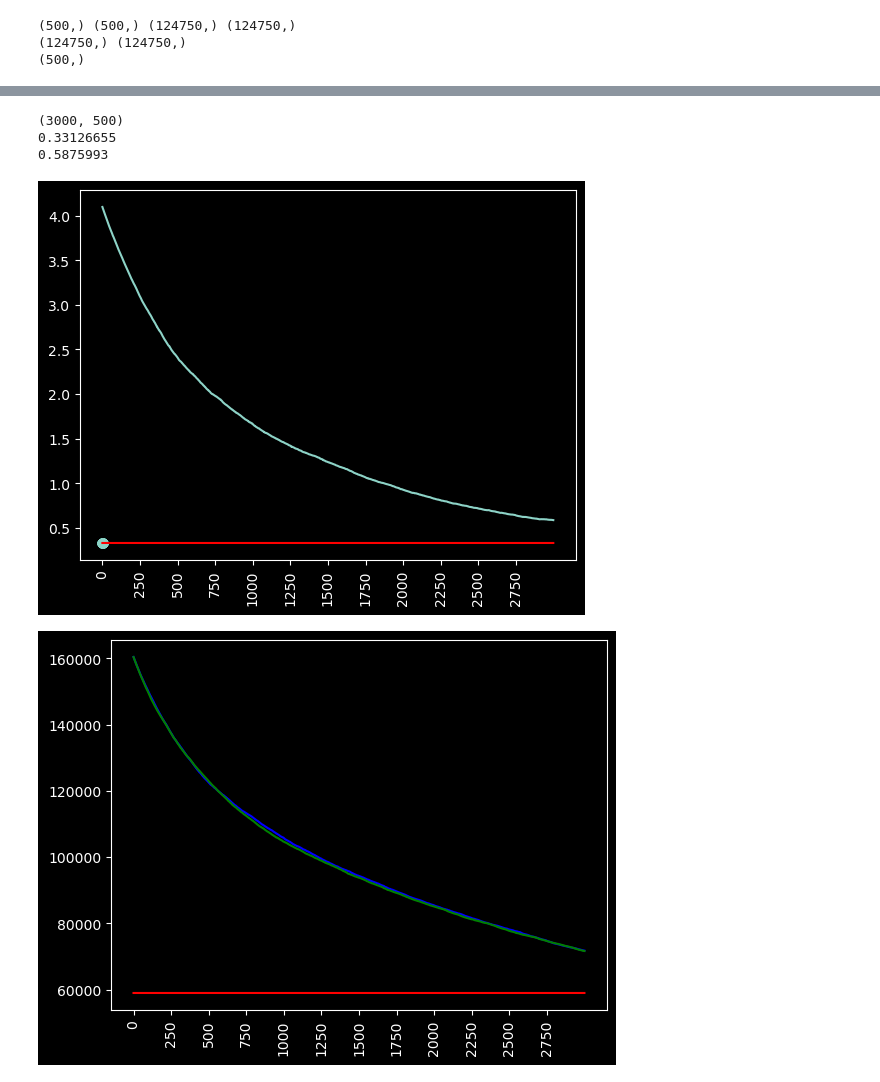
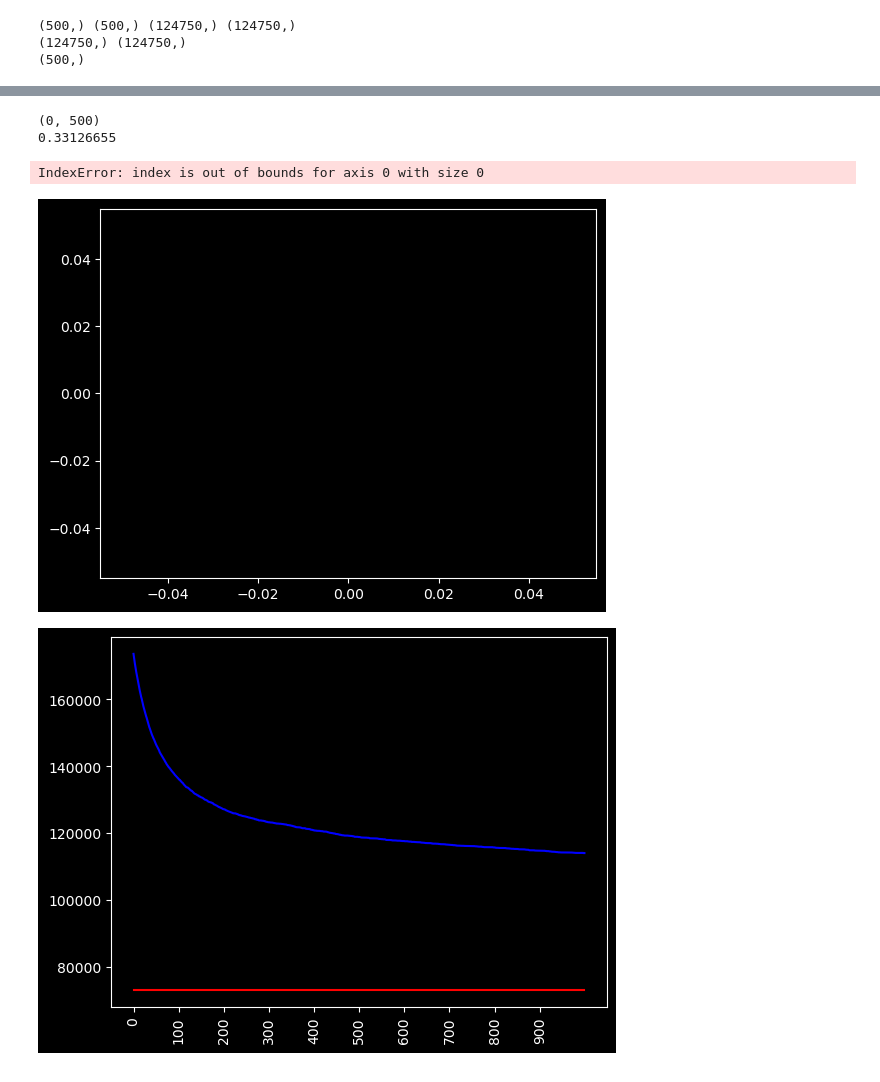
Before and after one commit to barwein/BayesProxyNets, a Jupyter notebook: src/test_discrete_sampling.ipynb, the cells around one changed output, grey strips where cells are left out. Saved outputs shown, nothing was run; the diff lists cells and outputs as text; code cells hidden in the pictures.

```diff
--- a/src/test_discrete_sampling.ipynb
+++ b/src/test_discrete_sampling.ipynb
@@ -295,21 +309,34 @@ BATCH_PROP = .001
 # BATCH_LEN = 500
 # BATCH_LEN = 5
 # BATCH_LEN = 2*jnp.ceil(jnp.log(n)).astype(int)
-# BATCH_LEN = jnp.ceil(jnp.log(TRIU_LEN)).astype(int)
-BATCH_LEN = jnp.ceil(jnp.log(TRIU_LEN)/2).astype(int)
+BATCH_LEN = 4*jnp.ceil(jnp.log(TRIU_LEN)).astype(int)
+# BATCH_LEN = jnp.ceil(jnp.log(TRIU_LEN)/2).astype(int)
 print(BATCH_LEN)
 
+
+#TODO: update return to 'state, info' namedtuples,
+#  where state contatin the current triu_star values and info logpost and acc_rate
+
+class IPState(NamedTuple):
+    positions: Any
+    logdensity: float
+    logdensity_grad: float
+
+class IPInfo(NamedTuple):
+    acceptance_rate: float
+    is_accepted: bool
+
 @jax.jit
-def triu_star_update(triu_star, triu_obs, df_edges, theta, gamma,
-                      Y, X, Z, eta, key, alpha = 1.0):
+def triu_star_kernel(rng_key, triu_star, triu_obs, df_edges, theta, gamma,
+                      Y, X, Z, eta, key, step_size = 1.0):
 
-    key1, key2 = random.split(key, 2)
+    key1, key2 = random.split(rng_key, 2)
 
     (f_baseline,_), baseline_grad = val_grad_fn(triu_star, triu_obs, df_edges, theta, gamma, Y, X, Z, eta)
     baseline_scores = (-(2*triu_star-1)*baseline_grad)/2
 
     # idx, forward_logprob = weighted_sample_and_logprobs(key1, cur_scores*jnp.exp(-alpha), BATCH_LEN)
-    idx, forward_logprob = weighted_sample_and_logprobs(key1, baseline_scores*jnp.exp(-alpha), BATCH_LEN)
+    idx, forward_logprob = weighted_sample_and_logprobs(key1, baseline_scores*jnp.exp(-step_size), BATCH_LEN)
 
     new_triu_star = triu_star.at[idx].set(1 - triu_star[idx])
 
@@ -317,7 +344,7 @@ def triu_star_update(triu_star, triu_obs, df_edges, theta, gamma,
     (f_proposed,_), backward_grad = val_grad_fn(new_triu_star, triu_obs, df_edges,
                                         theta, gamma, Y, X, Z, eta)
     backward_scores = (-(2*new_triu_star-1)*backward_grad)/2
-    backward_logprob = propsal_logprobs(idx, backward_scores*jnp.exp(-alpha))
+    backward_logprob = propsal_logprobs(idx, backward_scores*jnp.exp(-step_size))
 
     # get acceptance ratio (exp of log probs)
     acceptance_ratio = jnp.clip(jnp.exp(f_proposed - f_baseline + backward_logprob - forward_logprob),
@@ -329,7 +356,11 @@ def triu_star_update(triu_star, triu_obs, df_edges, theta, gamma,
     new_triu_star = jax.lax.select(accept, new_triu_star, triu_star)
     # new_scores = jax.lax.select(accept, backward_scores, cur_scores)
     new_logpost = jax.lax.select(accept, f_proposed, f_baseline)
+    new_grad = jax.lax.select(accept, backward_grad, baseline_grad)
     # return new_triu_star, acceptance_ratio
     # return new_triu_star, acceptance_ratio, new_scores, new_logpost
-    return new_triu_star, acceptance_ratio, new_logpost
+    state = IPState(new_triu_star, new_logpost, backward_grad)
+    info = IPInfo(acceptance_ratio, accept)
+    # return new_triu_star, acceptance_ratio, new_logpost
+    return state, info
 # %% [output]
@@ -356,8 +387,9 @@ theta_n = theta_n.at[1].set(theta_n[1] - 1.5)
 # test A_star update
 
 # alpha = jnp.log(2.0)
-alpha = 1.0
-n_iter = 3000
+step_size = 1.0
+n_iter = 1000
+# n_iter = 3000
 new_triu_star = triu_star_noisy
 # new_triu_star = triu_obs
 exposures_lst = [compute_exposures(new_triu_star, Z)]
@@ -371,8 +403,8 @@ start = time.time()
 for i in tqdm(range(int(n_iter))):
     key, _ = random.split(key)
 
-    new_triu_star, acc, logpost = triu_star_update(new_triu_star, triu_obs, df_edges,
-                                      theta, gamma, Y, x, Z, eta, key, alpha=alpha)
+    new_triu_star, acc, logpost = triu_star_update(key, new_triu_star, triu_obs, df_edges,
+                                      theta, gamma, Y, x, Z, eta, step_size)
     # new_triu_star, acc, cur_scores, cur_logpost = triu_star_update(new_triu_star,
     #                                                                cur_scores, cur_logpost,
     #                                                                 triu_obs, df_edges,
@@ -513,38 +527,39 @@ plt.scatter(exposures_sc.mean(axis=1), jnp.array(exposures_lst)[1:].mean(axis=1)
 # %%
 from sympy import rotations
 
 
 expos_arr = jnp.array(exposures_lst)[1:]
-expos_arr = exposures_sc
+# expos_arr = exposures_sc
 print(expos_arr.shape)
 print(exposures.mean())
 plt.scatter(expos_arr.mean(axis=1), jnp.ones(expos_arr.shape[0])*exposures.mean())
 print(expos_arr.mean(axis=1)[-1])
 
 # plt.plot(expos_arr)
 
 # create line plot of expos_arr.mean(axis=1) (y axis) vs the index (x axis)
 plt.plot(expos_arr.mean(axis=1))
 plt.plot(jnp.ones(expos_arr.shape[0])*exposures.mean(), color='red')
 # add x-ticks vertical with 500 step siz
 plt.xticks(range(0, n_iter, 250), rotation=90)
 plt.show()
 # %% [output]
-(3000, 500)
+(0, 500)
 0.33126655
-0.5875993
+IndexError: index is out of bounds for axis 0 with size 0
-[figure, old version]
+[figure, new version]
 # %%
 (true_logpost,_), true_grad = val_grad_fn(triu_star, triu_obs, df_edges,
                                             theta, gamma, Y, x, Z, eta)
-
+# plt.ylim(70000, 180000)
 plt.plot(-jnp.array(log_post_sc), color="blue")
-plt.plot(-jnp.array(log_post), color="green")
-plt.plot(-jnp.ones(len(log_post))*true_logpost, color="red")
-plt.xticks(range(0, n_iter, 250), rotation=90)
+# plt.plot(-jnp.array(log_post), color="green")
+plt.plot(-jnp.ones(len(log_post_sc))*true_logpost, color="red")
+plt.xticks(range(0, 1000, 100), rotation=90)
+#  set y-range to (70000, 180000)
 plt.show()
 # %% [output]
-[figure, old version]
+[figure, new version]
 # %%
 plt.scatter(expos_arr[-1,:], exposures)
 # plt.scatter(compute_exposures(triu_obs, Z), exposures)
```
Also changed, not shown: parts of 47 cells of this notebook.
